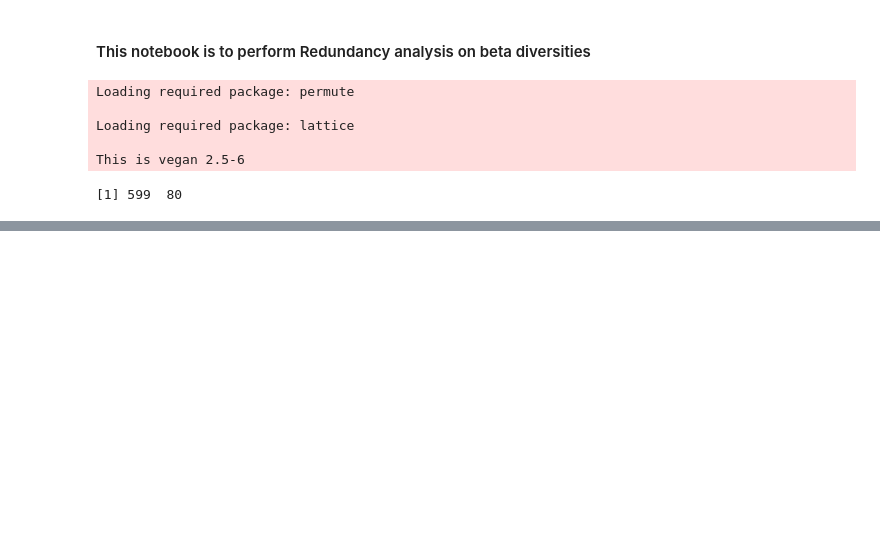
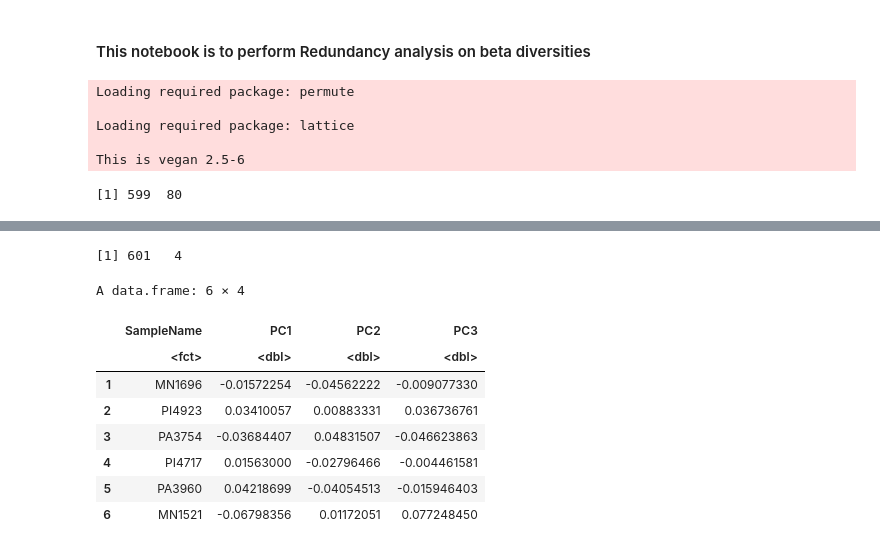
Before and after one commit to knightlab-analyses/mros_sleep_analysis, a Jupyter notebook: 3.5 Beta Diversity(Aitchison) -- RDA (R).ipynb, the cells around one changed output, grey strips where cells are left out. Cells and saved outputs as stored; diff of their text form; code cells hidden in the pictures; blank space fills up the shorter version.

```diff
--- a/3.5 Beta Diversity(Aitchison) -- RDA (R).ipynb
+++ b/3.5 Beta Diversity(Aitchison) -- RDA (R).ipynb
@@ -51 +30,17 @@ A data.frame: 6 × 11
+# %%
+pc = read.csv('~/Downloads/lab/sleep/Results/ordination/ordination.txt', header=F, sep='\t', skip = 4543)
+colnames(pc) = c('SampleName', 'PC1', 'PC2', 'PC3')
+dim(pc)
+head(pc)
+# %% [output]
+[1] 601   4
+A data.frame: 6 × 4
+|  | SampleName | PC1 | PC2 | PC3 |
+|  | <fct> | <dbl> | <dbl> | <dbl> |
+| 1 | MN1696 | -0.01572254 | -0.04562222 | -0.009077330 |
+| 2 | PI4923 | 0.03410057 | 0.00883331 | 0.036736761 |
+| 3 | PA3754 | -0.03684407 | 0.04831507 | -0.046623863 |
+| 4 | PI4717 | 0.01563000 | -0.02796466 | -0.004461581 |
+| 5 | PA3960 | 0.04218699 | -0.04054513 | -0.015946403 |
+| 6 | MN1521 | -0.06798356 | 0.01172051 | 0.077248450 |
 # %%
```
Also changed, not shown: parts of 8 cells of this notebook.
